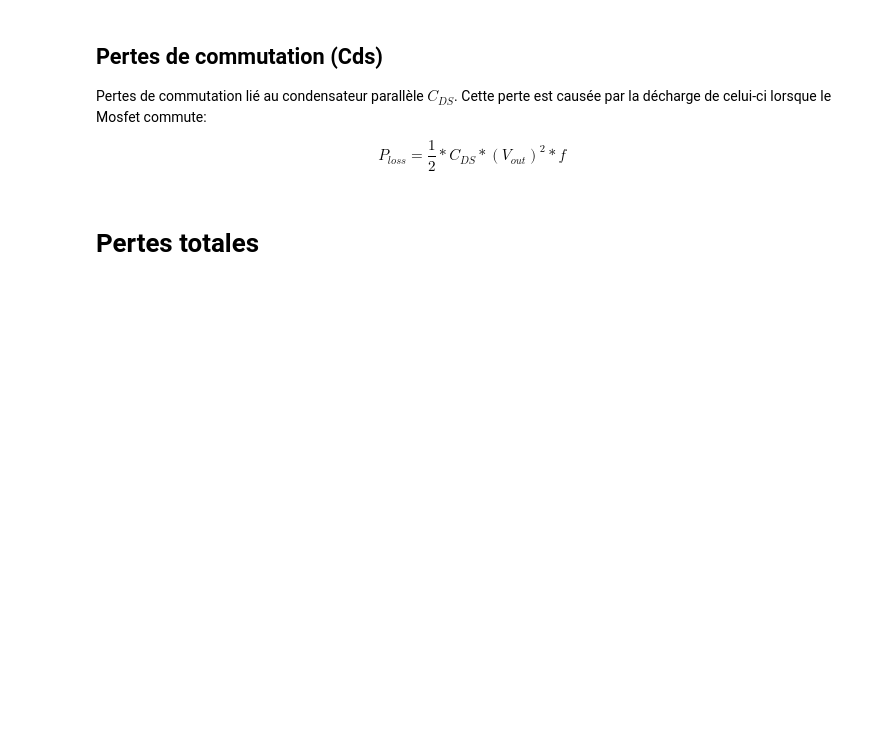
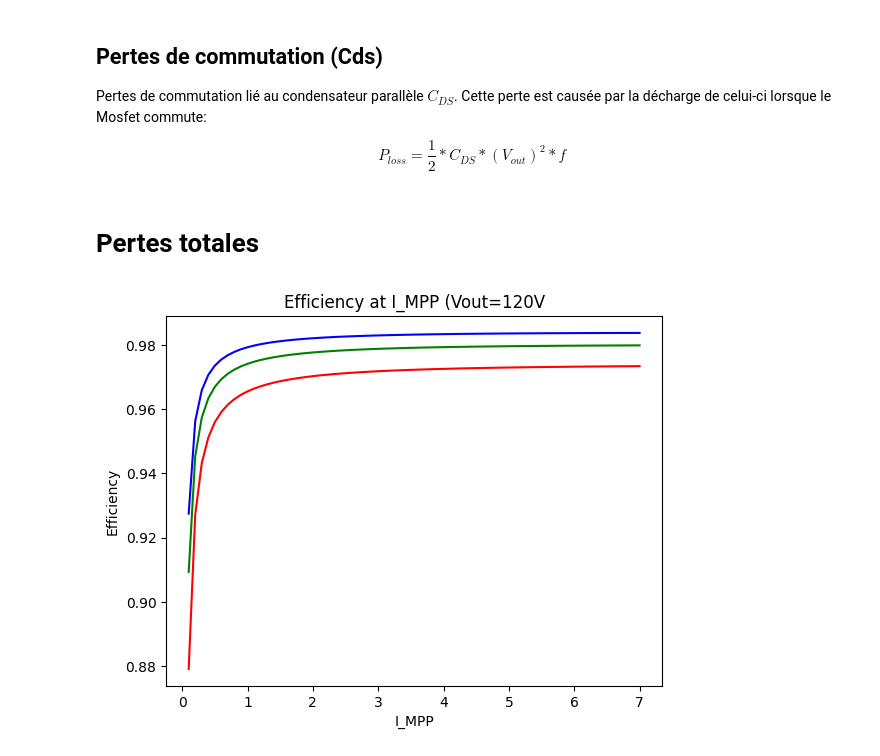
Before and after one commit to guimauve007/MPPT-builder, a Jupyter notebook: mppt_builder.ipynb, the cells around one changed output. Cells and saved outputs as stored; diff of their text form; code cells hidden in the pictures; blank space fills up the shorter version.

Commit message:
plot efficiency graph

```diff
--- a/mppt_builder.ipynb
+++ b/mppt_builder.ipynb
@@ -10,15 +10,15 @@ Ici, on peut entrer les caractéristiques des composantes choisies pour le DCDC:
 # %%
 # Inductance
-L = 220 # en uH
-RL = 12 # en mOhm
+L = 220*10**-6 # en uH
+RL = 12*10**-3 # en mOhm
 # %%
 # Switching FET
-RDS_SW = 11 # en mOhm
-CDS_SW = 400 # en pF
-T_SW = 31 # en ns -> temps de transition on-off
+RDS_SW = 11*10**-3 # en mOhm
+CDS_SW = 400*10**-12 # en pF
+T_SW = 31*10**-9 # en ns -> temps de transition on-off
 # %%
 # Rectifier FET
-RDS_RECT = 13 # en mOhm
+RDS_RECT = 13*10**-3 # en mOhm
 # %% [markdown]
 # Équations (topologie de base)
 ***
@@ -103,13 +119,41 @@ def ploss_tot(f, i_mpp, vin, vout):
 
   # variables de fonctionnement
   d = duty_cyle(vin, vout)
-  delta_i = delta_i(vin, d, f)
+  di = delta_i(vin, d, f, l)
 
   # pertes totales
-  return ploss_rectifier(d, i_mpp, rds_rect) + ploss_switching(i_mpp, f, t_sw, vout) + ploss_inductor(i_mpp, delta_i, rl) + ploss_cds(f, vout, cds_sw)
+  return ploss_rectifier(d, i_mpp, rds_rect) + ploss_switching(i_mpp, f, t_sw, vout) + ploss_inductor(i_mpp, di, rl) + ploss_cds(f, vout, cds_sw)
 # %%
 def efficiency(f, i_mpp, vin, vout):
   p_in = vin*i_mpp
   p_out = p_in - ploss_tot(f, i_mpp, vin, vout)
 
   return p_out/p_in
+# %%
+import numpy as np
+import matplotlib.pyplot as plt
+
+FREQUENCY = 100000
+V_OUT = 120
+
+current = np.arange(0.1, 7.1, 0.1)
+E_30V = []
+E_40V = []
+E_50V = []
+
+for i in current:
+    E_30V.append(efficiency(FREQUENCY, i, 30, V_OUT))
+    E_40V.append(efficiency(FREQUENCY, i, 40, V_OUT))
+    E_50V.append(efficiency(FREQUENCY, i, 50, V_OUT))
+
+plt.plot(current, E_30V, color='r', label="V_MPP = 30V")
+plt.plot(current, E_40V, color='g', label="V_MPP = 40V")
+plt.plot(current, E_50V, color='b', label="V_MPP = 50V")
+
+plt.xlabel("I_MPP")
+plt.ylabel("Efficiency")
+plt.title("Efficiency at I_MPP (Vout=120V")
+
+plt.show()
+# %% [output]
+[figure, added]
```
Also changed, not shown: parts of 5 cells of this notebook.
